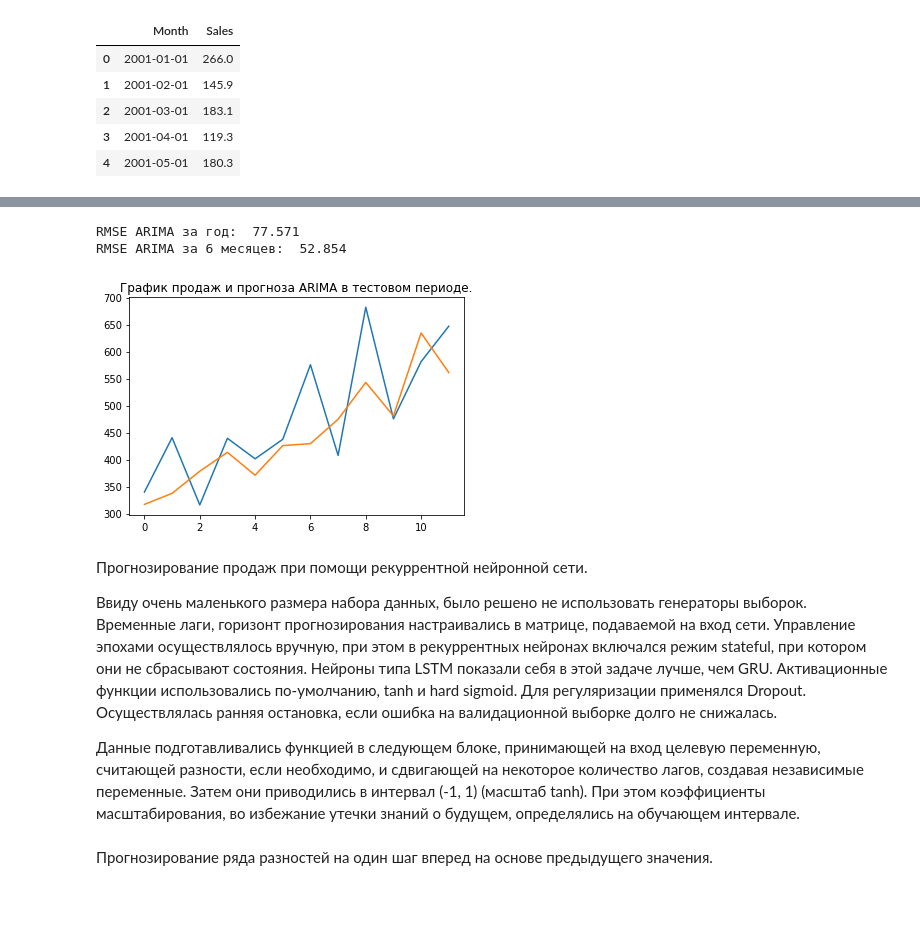
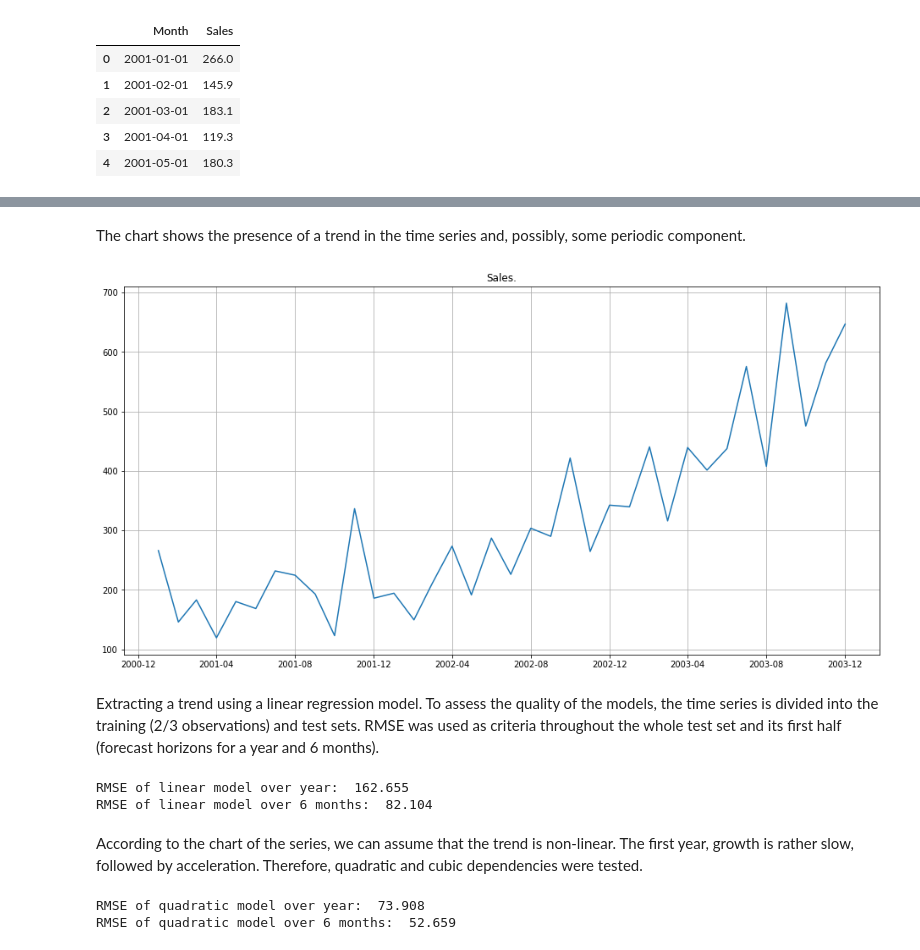
Before and after one commit to AntonP999/Data_Science_portfolio, a Jupyter notebook: RNN-shampoo.ipynb, the cells around one changed output, grey strips where cells are left out. Saved outputs shown, nothing was run; the diff lists cells and outputs as text; code cells hidden in the pictures; blank space fills up the shorter version.

```diff
--- a/RNN-shampoo.ipynb
+++ b/RNN-shampoo.ipynb
@@ -173,32 +35,0 @@ fig = sm.graphics.tsa.plot_pacf(y1, lags=12, ax=ax2)
-# %%
-history = [y for y in y_train]
-y_hat = []
-for t in range(len(y_test)):
-    model = ARIMA(history, order=(2,1,0))
-    try:
-        model_fit = model.fit()
-    except:
-        y_hat.append(history[-1])
-        history.append(y_test[t])
-        continue
-    output = model_fit.forecast()
-    pred = output[0]
-    y_hat.append(pred)
-    history.append(y_test[t])
-print("RMSE ARIMA за год: {0: .3f}".format(np.sqrt(mean_squared_error(y_true=y_test, y_pred=y_hat))))
-print("RMSE ARIMA за 6 месяцев: {0: .3f}".format(np.sqrt(mean_squared_error(y_true=y_test[:-6], y_pred=y_hat[:-6]))))
-
-plt.plot(y_test)
-plt.plot(y_hat)
-plt.title("График продаж и прогноза ARIMA в тестовом периоде.")
-plt.show()
-# %% [output]
-RMSE ARIMA за год:  77.571
-RMSE ARIMA за 6 месяцев:  52.854
-[figure, removed]
-# %% [markdown]
-Прогнозирование продаж при помощи рекуррентной нейронной сети.
-
-Ввиду очень маленького размера набора данных, было решено не использовать генераторы выборок. Временные лаги, горизонт прогнозирования настраивались в матрице, подаваемой на вход сети. Управление эпохами осуществлялось вручную, при этом в рекуррентных нейронах включался режим stateful, при котором они не сбрасывают состояния. Нейроны типа LSTM показали себя в этой задаче лучше, чем GRU. Активационные функции использовались по-умолчанию, tanh и hard sigmoid. Для регуляризации применялся Dropout. Осуществлялась ранняя остановка, если ошибка на валидационной выборке долго не снижалась.
-
-Данные подготавливались функцией в следующем блоке, принимающей на вход целевую переменную, считающей разности, если необходимо, и сдвигающей на некоторое количество лагов, создавая независимые переменные. Затем они приводились в интервал (-1, 1) (масштаб tanh). При этом коэффициенты масштабирования, во избежание утечки знаний о будущем, определялись на обучающем интервале.
@@ -233,2 +36,38 @@ def prepare_data(data, lag=1, val=0, do_diff=True):
-# %% [markdown]
-Прогнозирование ряда разностей на один шаг вперед на основе предыдущего значения.
+# %% [markdown]
+The chart shows the presence of a trend in the time series and, possibly, some periodic component.
+# %%
+plt.figure(figsize=(16,8))
+plt.plot(df.set_index("Month")["Sales"])
+plt.title("Sales.")
+plt.grid()
+# %% [output]
+[figure, added]
+# %% [markdown]
+Extracting a trend using a linear regression model. To assess the quality of the models, the time series is divided into the training (2/3 observations) and test sets. RMSE was used as criteria throughout the whole test set and its first half (forecast horizons for a year and 6 months).
+# %%
+reg = LinearRegression()
+y = df["Sales"].values
+X = np.arange(y.shape[0]).reshape(-1, 1)
+X_train, X_test = X[:24], X[24:]
+y_train, y_test = y[:24], y[24:]
+reg.fit(X_train, y_train)
+y_hat = reg.predict(X_test)
+print("RMSE of linear model over year: {0: .3f}".format(np.sqrt(mean_squared_error(y_true=y_test, y_pred=y_hat))))
+print("RMSE of linear model over 6 months: {0: .3f}".format(np.sqrt(mean_squared_error(y_true=y_test[:-6], y_pred=y_hat[:-6]))))
+# %% [output]
+RMSE of linear model over year:  162.655
+RMSE of linear model over 6 months:  82.104
+# %% [markdown]
+According to the chart of the series, we can assume that the trend is non-linear. The first year, growth is rather slow, followed by acceleration. Therefore, quadratic and cubic dependencies were tested.
+# %%
+X = np.arange(y.shape[0]).reshape(-1, 1)
+X2 = X**2
+X = np.c_[X, X2]
+X_train, X_test = X[:24], X[24:]
+reg.fit(X_train, y_train)
+y_hat = reg.predict(X_test)
+print("RMSE of quadratic model over year: {0: .3f}".format(np.sqrt(mean_squared_error(y_true=y_test, y_pred=y_hat))))
+print("RMSE of quadratic model over 6 months: {0: .3f}".format(np.sqrt(mean_squared_error(y_true=y_test[:-6], y_pred=y_hat[:-6]))))
+# %% [output]
+RMSE of quadratic model over year:  73.908
+RMSE of quadratic model over 6 months:  52.659
```
Also changed, not shown: parts of 55 cells of this notebook, 1 other file.
